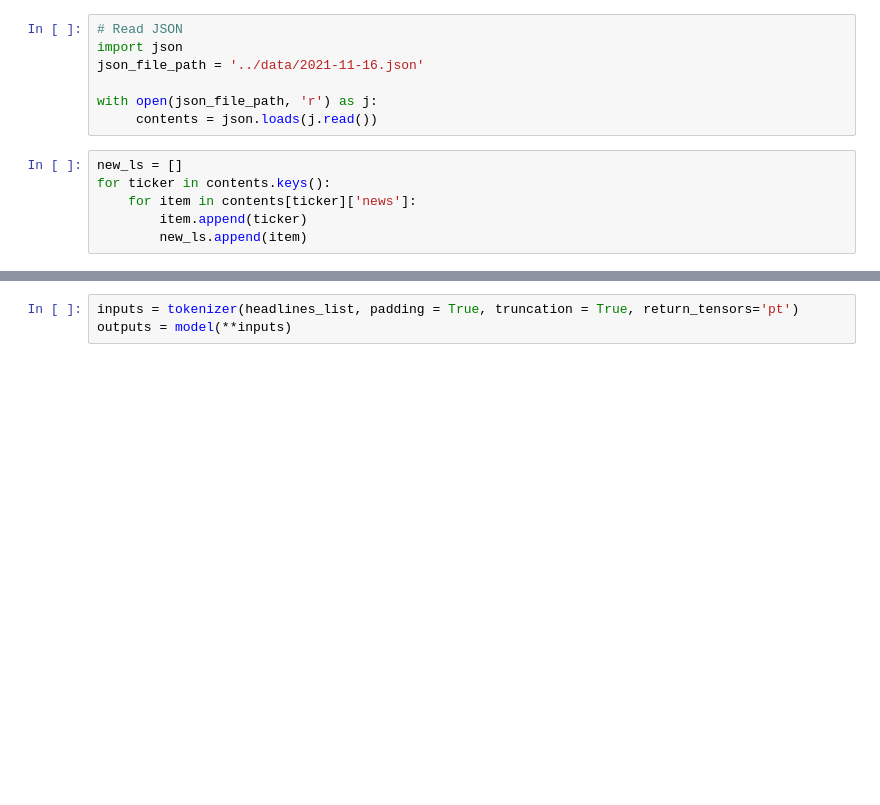
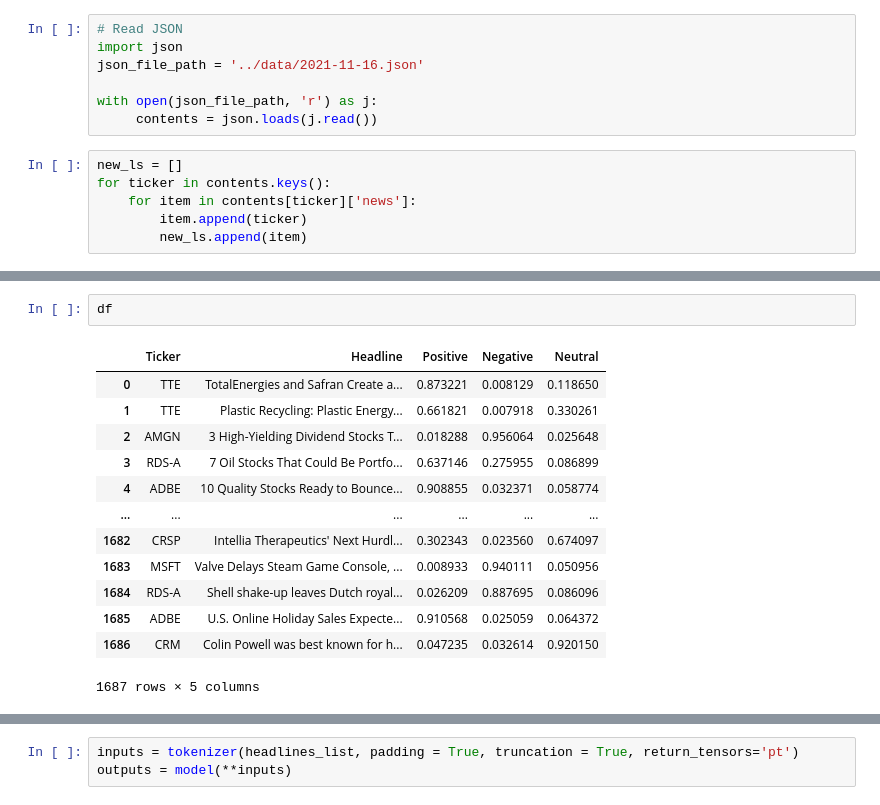
Before and after one commit to Michiel-DK/finbert, a Jupyter notebook: notebooks/try.ipynb, the cells around one changed output, grey strips where cells are left out. Cells and saved outputs as stored; diff of their text form; blank space fills up the shorter version.

```diff
--- a/notebooks/try.ipynb
+++ b/notebooks/try.ipynb
@@ -137,0 +159,16 @@ print(headlines_list[:5]), print(ticker_list[:5])
+# %%
+df
+# %% [output]
+|  | Ticker | Headline | Positive | Negative | Neutral |
+| 0 | TTE | TotalEnergies and Safran Create a... | 0.873221 | 0.008129 | 0.118650 |
+| 1 | TTE | Plastic Recycling: Plastic Energy... | 0.661821 | 0.007918 | 0.330261 |
+| 2 | AMGN | 3 High-Yielding Dividend Stocks T... | 0.018288 | 0.956064 | 0.025648 |
+| 3 | RDS-A | 7 Oil Stocks That Could Be Portfo... | 0.637146 | 0.275955 | 0.086899 |
+| 4 | ADBE | 10 Quality Stocks Ready to Bounce... | 0.908855 | 0.032371 | 0.058774 |
+| ... | ... | ... | ... | ... | ... |
+| 1682 | CRSP | Intellia Therapeutics' Next Hurdl... | 0.302343 | 0.023560 | 0.674097 |
+| 1683 | MSFT | Valve Delays Steam Game Console, ... | 0.008933 | 0.940111 | 0.050956 |
+| 1684 | RDS-A | Shell shake-up leaves Dutch royal... | 0.026209 | 0.887695 | 0.086096 |
+| 1685 | ADBE | U.S. Online Holiday Sales Expecte... | 0.910568 | 0.025059 | 0.064372 |
+| 1686 | CRM | Colin Powell was best known for h... | 0.047235 | 0.032614 | 0.920150 |
+1687 rows × 5 columns
```
Also changed, not shown: parts of 6 cells of this notebook.
